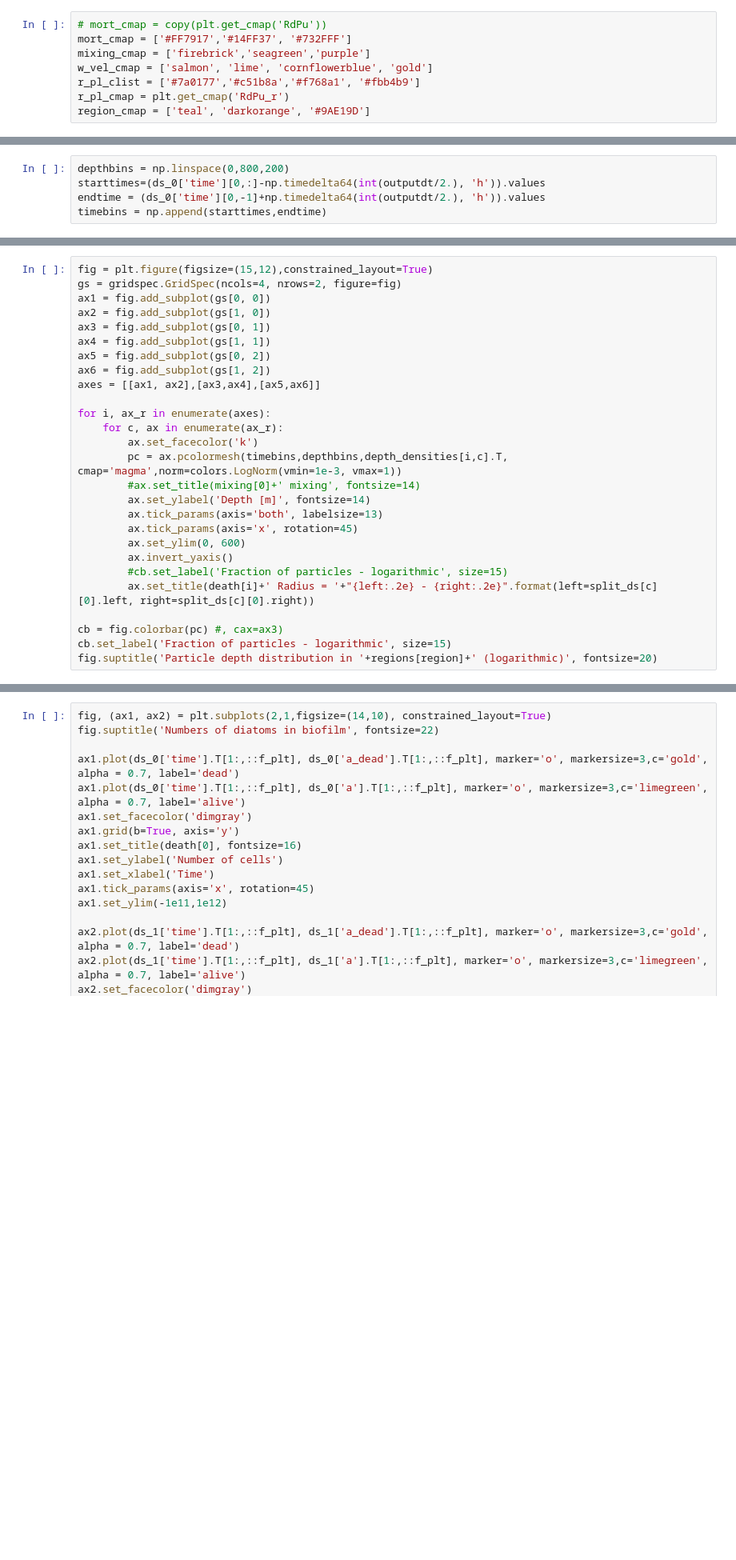
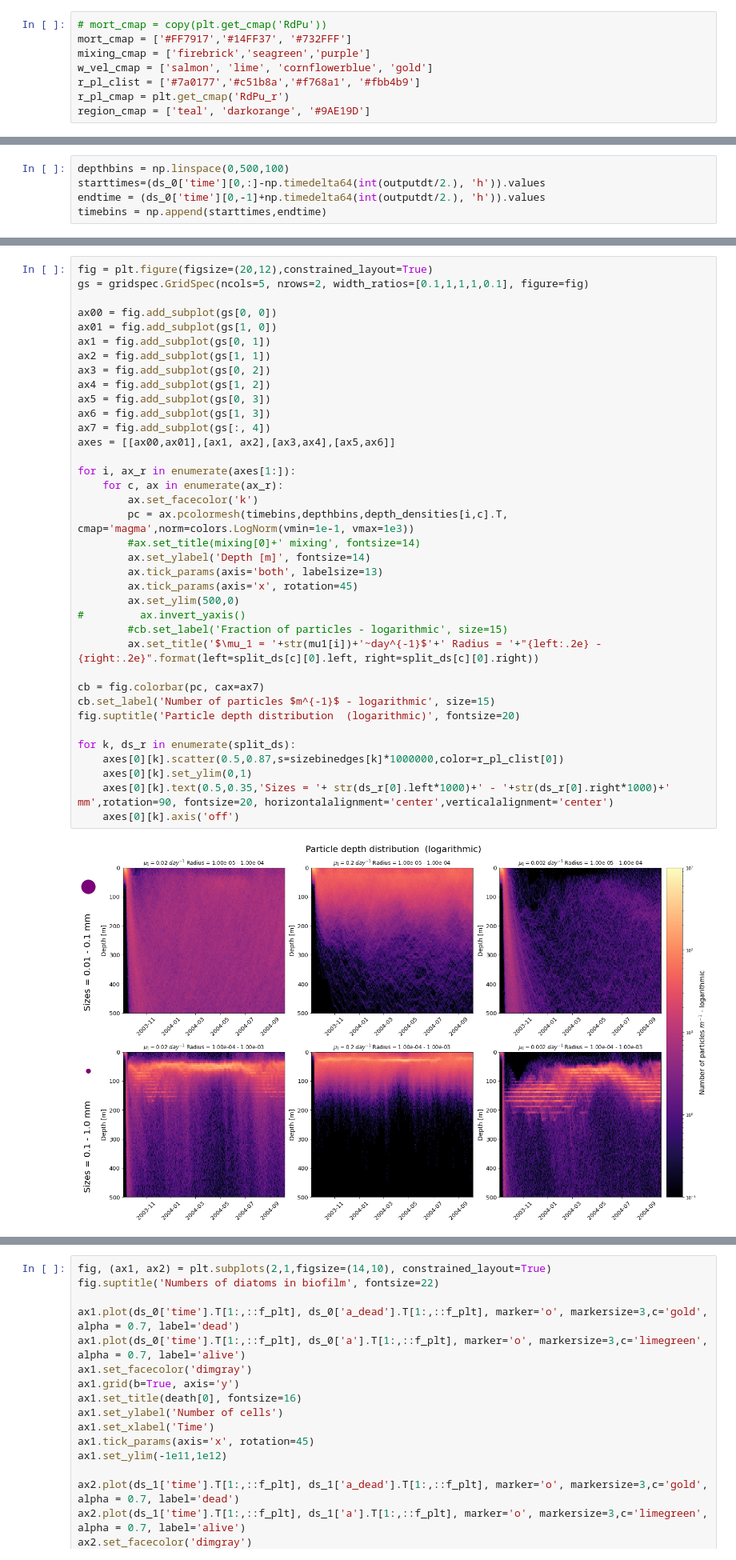
Before and after one commit to OceanParcels/biofouling_3dtransport_2, a Jupyter notebook: Analysis/Sensitivity.ipynb, the cells around one changed output, grey strips where cells are left out. Shown at 80% size. Cells and saved outputs as stored; diff of their text form; blank space fills up the shorter version.

```diff
--- a/Analysis/Sensitivity.ipynb
+++ b/Analysis/Sensitivity.ipynb
@@ -186,5 +190,5 @@ plt.show()
 # %%
-depthbins = np.linspace(0,800,200)
+depthbins = np.linspace(0,500,100)
 starttimes=(ds_0['time'][0,:]-np.timedelta64(int(outputdt/2.), 'h')).values
 endtime = (ds_0['time'][0,-1]+np.timedelta64(int(outputdt/2.), 'h')).values
 timebins = np.append(starttimes,endtime)
@@ -202,27 +204,39 @@ IndexError: list index out of range
 # %%
-fig = plt.figure(figsize=(15,12),constrained_layout=True)
-gs = gridspec.GridSpec(ncols=4, nrows=2, figure=fig)
-ax1 = fig.add_subplot(gs[0, 0])
-ax2 = fig.add_subplot(gs[1, 0])
-ax3 = fig.add_subplot(gs[0, 1])
-ax4 = fig.add_subplot(gs[1, 1])
-ax5 = fig.add_subplot(gs[0, 2])
-ax6 = fig.add_subplot(gs[1, 2])
-axes = [[ax1, ax2],[ax3,ax4],[ax5,ax6]]
+fig = plt.figure(figsize=(20,12),constrained_layout=True)
+gs = gridspec.GridSpec(ncols=5, nrows=2, width_ratios=[0.1,1,1,1,0.1], figure=fig)
 
-for i, ax_r in enumerate(axes):
+ax00 = fig.add_subplot(gs[0, 0])
+ax01 = fig.add_subplot(gs[1, 0])
+ax1 = fig.add_subplot(gs[0, 1])
+ax2 = fig.add_subplot(gs[1, 1])
+ax3 = fig.add_subplot(gs[0, 2])
+ax4 = fig.add_subplot(gs[1, 2])
+ax5 = fig.add_subplot(gs[0, 3])
+ax6 = fig.add_subplot(gs[1, 3])
+ax7 = fig.add_subplot(gs[:, 4])
+axes = [[ax00,ax01],[ax1, ax2],[ax3,ax4],[ax5,ax6]]
+
+for i, ax_r in enumerate(axes[1:]):
     for c, ax in enumerate(ax_r):
         ax.set_facecolor('k')
-        pc = ax.pcolormesh(timebins,depthbins,depth_densities[i,c].T, cmap='magma',norm=colors.LogNorm(vmin=1e-3, vmax=1))
+        pc = ax.pcolormesh(timebins,depthbins,depth_densities[i,c].T, cmap='magma',norm=colors.LogNorm(vmin=1e-1, vmax=1e3))
         #ax.set_title(mixing[0]+' mixing', fontsize=14)
         ax.set_ylabel('Depth [m]', fontsize=14)
         ax.tick_params(axis='both', labelsize=13)
         ax.tick_params(axis='x', rotation=45)
-        ax.set_ylim(0, 600)
-        ax.invert_yaxis()
+        ax.set_ylim(500,0)
+#         ax.invert_yaxis()
         #cb.set_label('Fraction of particles - logarithmic', size=15)
-        ax.set_title(death[i]+' Radius = '+"{left:.2e} - {right:.2e}".format(left=split_ds[c][0].left, right=split_ds[c][0].right))
+        ax.set_title('$\mu_1 = '+str(mu1[i])+'~day^{-1}$'+' Radius = '+"{left:.2e} - {right:.2e}".format(left=split_ds[c][0].left, right=split_ds[c][0].right))
 
-cb = fig.colorbar(pc) #, cax=ax3)
-cb.set_label('Fraction of particles - logarithmic', size=15)
-fig.suptitle('Particle depth distribution in '+regions[region]+' (logarithmic)', fontsize=20)
+cb = fig.colorbar(pc, cax=ax7)
+cb.set_label('Number of particles $m^{-1}$ - logarithmic', size=15)
+fig.suptitle('Particle depth distribution  (logarithmic)', fontsize=20)
+
+for k, ds_r in enumerate(split_ds):
+    axes[0][k].scatter(0.5,0.87,s=sizebinedges[k]*1000000,color=r_pl_clist[0])
+    axes[0][k].set_ylim(0,1)
+    axes[0][k].text(0.5,0.35,'Sizes = '+ str(ds_r[0].left*1000)+' - '+str(ds_r[0].right*1000)+' mm',rotation=90, fontsize=20, horizontalalignment='center',verticalalignment='center')
+    axes[0][k].axis('off')
+# %% [output]
+[figure, added]
```
Also changed, not shown: parts of 8 cells of this notebook, 9 other files.
